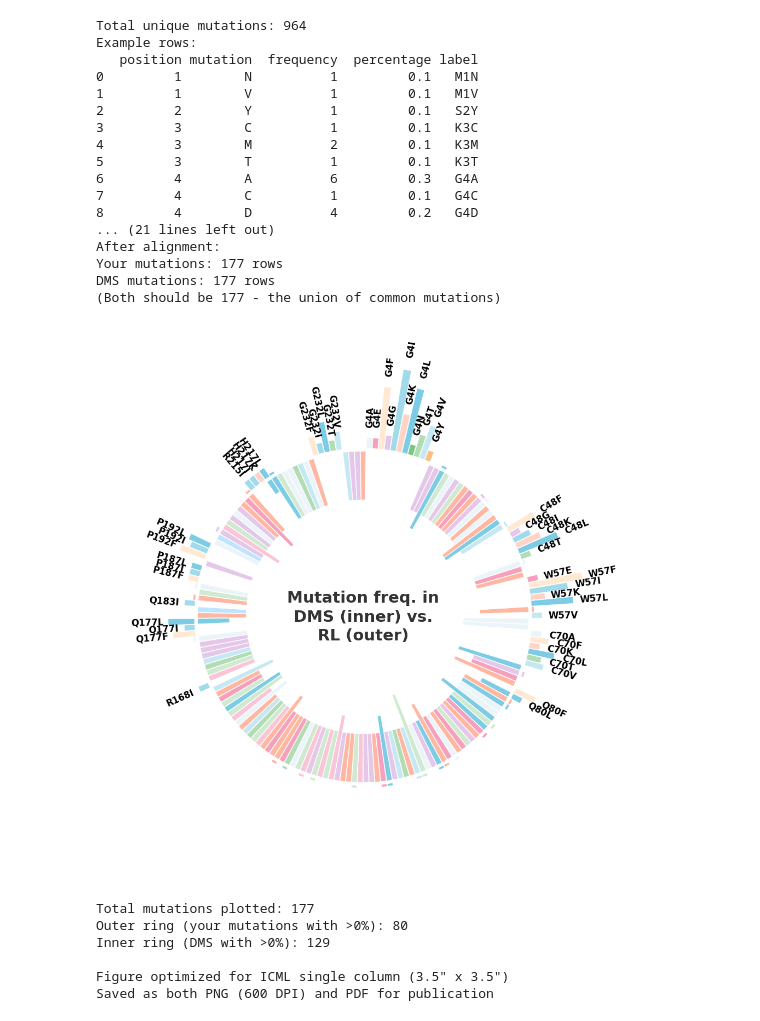
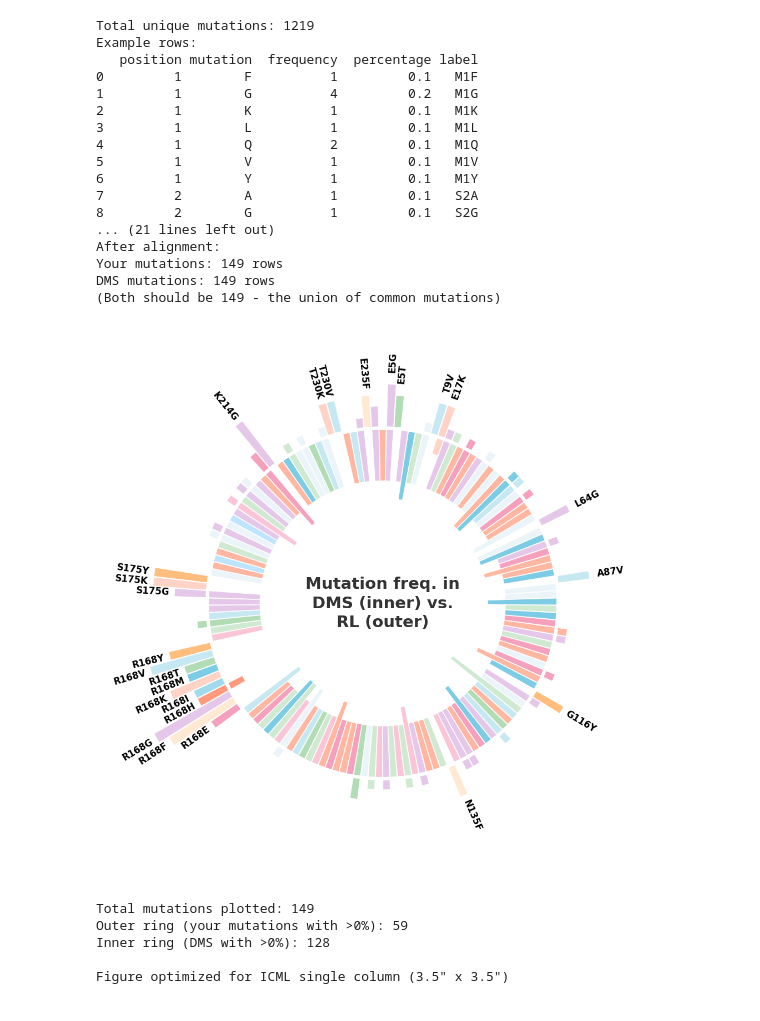
Before and after one commit to katie-sp/aurora, a Jupyter notebook: lollipop.ipynb, the cells around one changed output. Saved outputs shown, nothing was run; the diff lists cells and outputs as text; code cells hidden in the pictures.

Commit message:
fixes lollipop

```diff
--- a/lollipop.ipynb
+++ b/lollipop.ipynb
@@ -7,10 +7,10 @@ from collections import Counter
 plt.rcParams['figure.dpi'] = 300
 plt.rcParams['savefig.dpi'] = 300 # Also set for saved figures
 # %%
-# PPO_METRICS_PATH = '/om/user/kspiv/protein-evolution/logs/ppo_avGFP_raw_MLP_2026-01-17/ppo_metrics.pkl'
-PPO_METRICS_PATH = '/om/user/kspiv/protein-evolution/logs/ppo_avGFP_ESM_MLP_2026-01-14/ppo_metrics.pkl'
-# SAVE_PATH = '/om/user/kspiv/aurora/raw_MLP_lollipop.png'
-SAVE_PATH = '/om/user/kspiv/aurora/ESM_MLP_lollipop.png'
+PPO_METRICS_PATH = '/om/user/kspiv/protein-evolution/logs/ppo_avGFP_raw_MLP_2026-01-17/ppo_metrics.pkl'
+# PPO_METRICS_PATH = '/om/user/kspiv/protein-evolution/logs/ppo_avGFP_ESM_MLP_2026-01-14/ppo_metrics.pkl'
+SAVE_PATH = '/om/user/kspiv/aurora/raw_MLP_lollipop.png'
+# SAVE_PATH = '/om/user/kspiv/aurora/ESM_MLP_lollipop.png'
 
 DMS_PATH = '/om/user/kspiv/protein-evolution/data/Somermeyer2022_avGFP_dms_filtered.csv'
 WT_PATH = '/om/user/kspiv/protein-evolution/data/avgfp_wt.txt'
@@ -114,14 +114,14 @@ mutations_to_keep = set()
 
 # Add mutations that are >= THRESHOLD% in your mutation set
 common_in_yours = set(
-    mutation_df[mutation_df['percentage'] >= THRESHOLD_RL]
+    mutation_df[mutation_df['percentage'] >= THRESHOLD]
     .apply(lambda row: (row['position'], row['mutation']), axis=1)
 )
 mutations_to_keep.update(common_in_yours)
 
 # Add mutations that are >= 1% in DMS
 common_in_dms = set(
-    dms_df[dms_df['percentage'] >= THRESHOLD_DMS]
+    dms_df[dms_df['percentage'] >= THRESHOLD]
     .apply(lambda row: (row['position'], row['mutation']), axis=1)
 )
 mutations_to_keep.update(common_in_dms)
@@ -294,51 +294,49 @@ for idx, row in mutation_df_filtered.iterrows():
 # Add center label - LARGER, more concise text
 ax.text(0, 0, 'Mutation freq. in\nDMS (inner) vs.\nRL (outer)',
         ha='center', va='center',
         fontsize=7, fontweight='bold', color='#333333',
         linespacing=1.3)
 
 # Clean up - adjusted limits for shorter bars
 ax.set_ylim(0, 6)  # Reduced from 11 to accommodate shorter bars
 ax.set_yticks([])
 ax.set_yticklabels([])
 ax.set_xticks([])
 ax.set_xticklabels([])
 ax.grid(False)
 ax.spines['polar'].set_visible(False)
 
 plt.tight_layout()
 # Save with high DPI for publication quality
 plt.savefig(SAVE_PATH,
             dpi=600, bbox_inches='tight', facecolor='white')
 plt.show()
 
 print(f"\nTotal mutations plotted: {n_mutations}")
 print(f"Outer ring (your mutations with >0%): {(mutation_df_filtered['percentage'] > 0).sum()}")
 print(f"Inner ring (DMS with >0%): {(dms_df_filtered['percentage'] > 0).sum()}")
 print(f"\nFigure optimized for ICML single column (3.5\" x 3.5\")")
-print(f"Saved as both PNG (600 DPI) and PDF for publication")
 # %% [output]
-Total unique mutations: 964
+Total unique mutations: 1219
 Example rows:
    position mutation  frequency  percentage label
-0         1        N          1         0.1   M1N
-1         1        V          1         0.1   M1V
-2         2        Y          1         0.1   S2Y
-3         3        C          1         0.1   K3C
-4         3        M          2         0.1   K3M
-5         3        T          1         0.1   K3T
-6         4        A          6         0.3   G4A
-7         4        C          1         0.1   G4C
-8         4        D          4         0.2   G4D
+0         1        F          1         0.1   M1F
+1         1        G          4         0.2   M1G
+2         1        K          1         0.1   M1K
+3         1        L          1         0.1   M1L
+4         1        Q          2         0.1   M1Q
+5         1        V          1         0.1   M1V
+6         1        Y          1         0.1   M1Y
+7         2        A          1         0.1   S2A
+8         2        G          1         0.1   S2G
 ... (21 lines left out)
 After alignment:
-Your mutations: 177 rows
-DMS mutations: 177 rows
-(Both should be 177 - the union of common mutations)
+Your mutations: 149 rows
+DMS mutations: 149 rows
+(Both should be 149 - the union of common mutations)
-[figure, old version]
+[figure, new version]
-Total mutations plotted: 177
-Outer ring (your mutations with >0%): 80
-Inner ring (DMS with >0%): 129
+Total mutations plotted: 149
+Outer ring (your mutations with >0%): 59
+Inner ring (DMS with >0%): 128
 
 Figure optimized for ICML single column (3.5" x 3.5")
-Saved as both PNG (600 DPI) and PDF for publication
```
